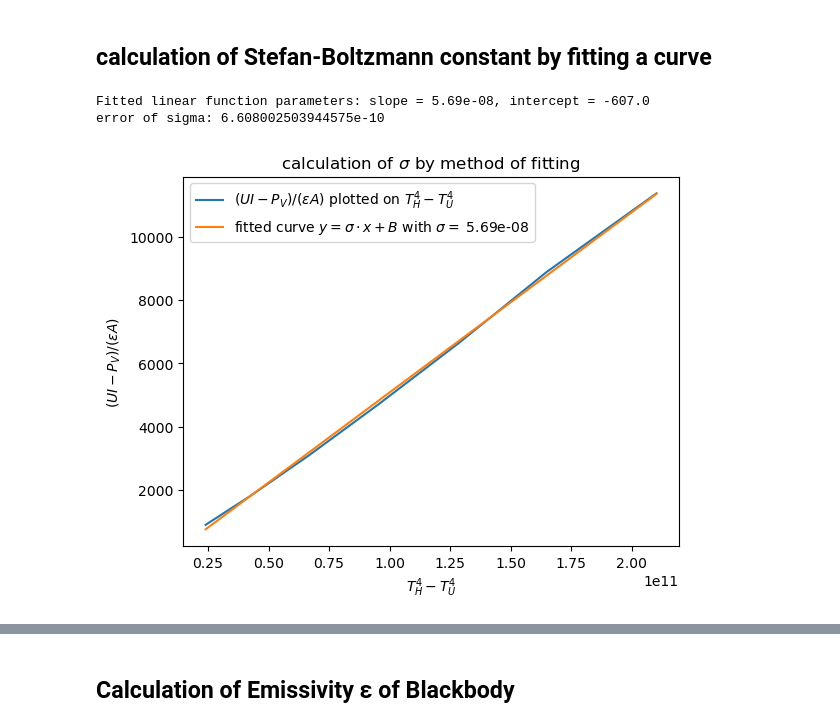
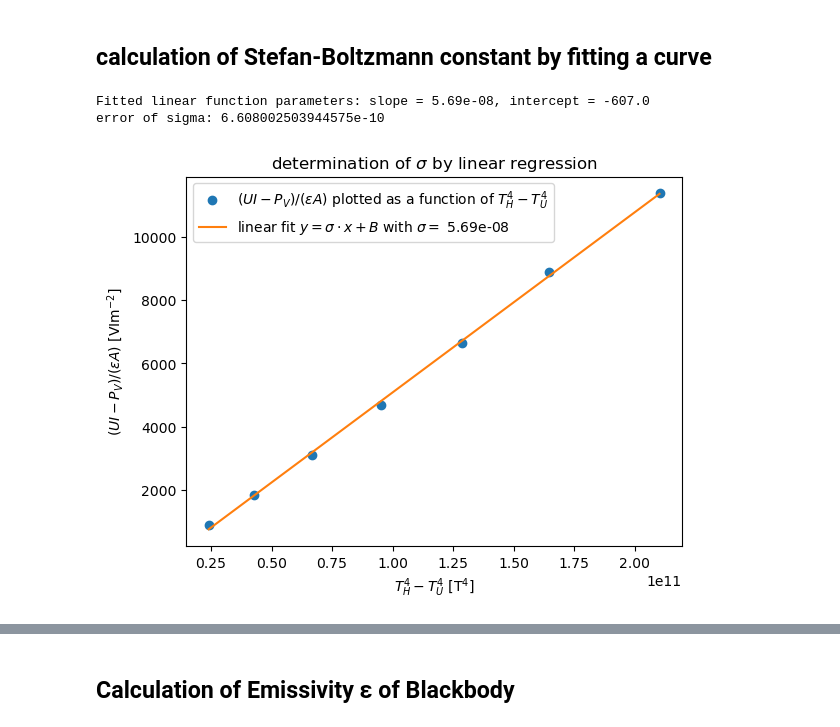
Before and after one commit to linuswespunibas/stefan_boltzmann_constant, a Jupyter notebook: boltzmann.ipynb, the cells around one changed output, grey strips where cells are left out. Saved outputs shown, nothing was run; the diff lists cells and outputs as text; code cells hidden in the pictures.

```diff
--- a/boltzmann.ipynb
+++ b/boltzmann.ipynb
@@ -148,36 +152,36 @@ x_achse = (np.array(T4_T4))
 y_achse = y_achse(U,I,PV,A,epsilon)
 
 def linear_fit(a,x, b):
     return a*x + b
 
 # Perform the curve fitting
 popt, pcov = curve_fit(linear_fit, x_achse, y_achse)
 
 # The optimal parameters (slope and intercept) would be in 'popt':
 slope = popt[0]
 intercept = popt[1]
 
 rounded_slope = round(slope, 3 - int(floor(log10(abs(slope)))) - 1)
 rounded_intercept = round(intercept, 3 - int(floor(log10(abs(intercept)))) - 1)
 
 print(f"Fitted linear function parameters: slope = {rounded_slope}, intercept = {rounded_intercept}")
 
 
 # Berechnung des Standardfehlers der Steigung (Fehler von \sigma).
 # p_cov alleine wäre varianz -> deswegen sqrt()
 sigma_error = np.sqrt((pcov[0, 0]))
 
 print(f"error of sigma: {sigma_error}")
 
-plt.plot(x_achse, y_achse, label=r"$(UI - P_V) / (\epsilon A)$ plotted on $T^4_{H} - T^4_{U}$")
-plt.plot(x_achse, linear_fit(slope, x_achse, intercept), label=r'fitted curve $y = \sigma \cdot x + B$ with $\sigma =$ %s' % (rounded_slope))
-plt.title(r'calculation of $\sigma$ by method of fitting')
-plt.xlabel(r"$T^4_{H} - T^4_{U}$")
-plt.ylabel(r"$(UI - P_V) / (\epsilon A)$")
+plt.plot(x_achse, y_achse, label=r"$(UI - P_V) / (\epsilon A)$ plotted as a function of $T^4_{H} - T^4_{U}$", marker='o', linestyle='')
+plt.plot(x_achse, linear_fit(slope, x_achse, intercept), label=r'linear fit $y = \sigma \cdot x + B$ with $\sigma =$ %s' % (rounded_slope))
+plt.title(r'determination of $\sigma$ by linear regression')
+plt.xlabel(r"$T^4_{H} - T^4_{U} \ \rm{[T^4]}$")
+plt.ylabel(r"$(UI - P_V) / (\epsilon A) \ \rm{[VIm^{-2}]} $")
 plt.legend()
 plt.savefig("linear_bolzz.pdf")
 plt.show()
 # %% [output]
 Fitted linear function parameters: slope = 5.69e-08, intercept = -607.0
 error of sigma: 6.608002503944575e-10
-[figure, old version]
+[figure, new version]
```
Also changed, not shown: parts of 3 cells of this notebook, 2 other files.
